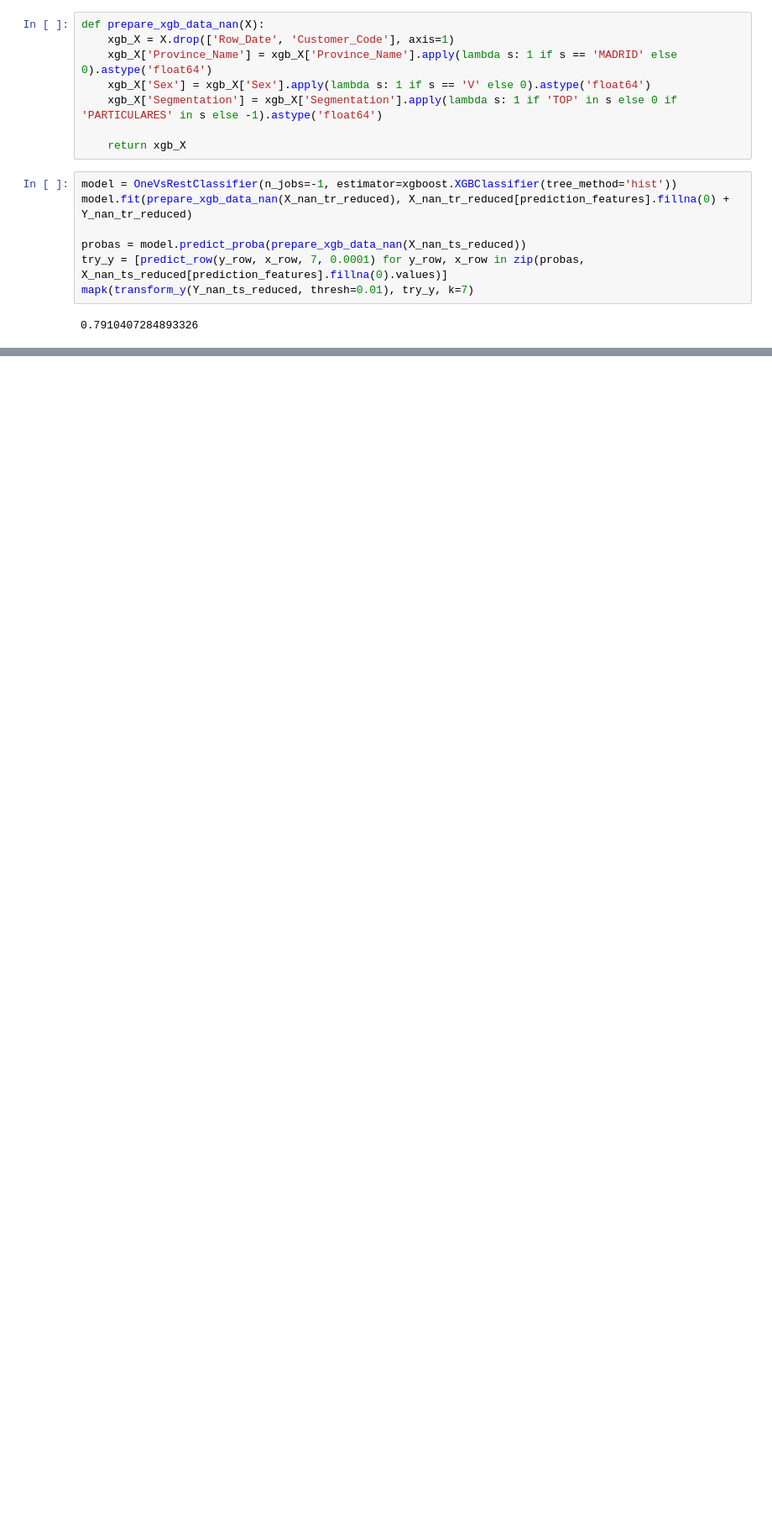
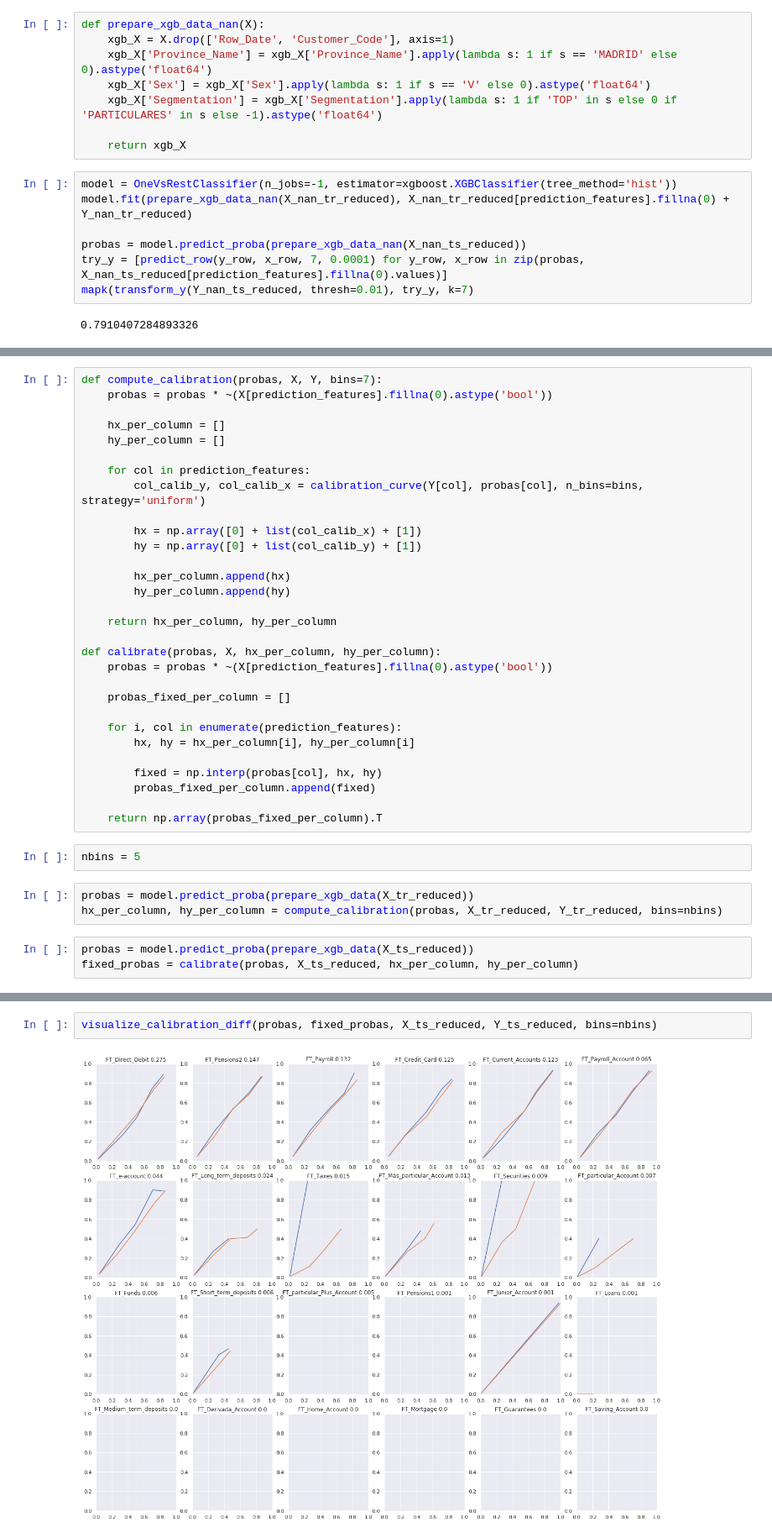
Before and after one commit to user1abcde/kaggle_santander_123, a Jupyter notebook: xgboost_model.ipynb, the cells around one changed output, grey strips where cells are left out. Shown at 84% size. Cells and saved outputs as stored; diff of their text form; blank space fills up the shorter version.

```diff
--- a/xgboost_model.ipynb
+++ b/xgboost_model.ipynb
@@ -303,0 +356,38 @@ mapk(transform_y(Y_nan_ts_reduced, thresh=0.01), try_y, k=7)
+# %%
+def compute_calibration(probas, X, Y, bins=7):
+    probas = probas * ~(X[prediction_features].fillna(0).astype('bool'))
+
+    hx_per_column = []
+    hy_per_column = []
+
+    for col in prediction_features:
+        col_calib_y, col_calib_x = calibration_curve(Y[col], probas[col], n_bins=bins, strategy='uniform')
+
+        hx = np.array([0] + list(col_calib_x) + [1])
+        hy = np.array([0] + list(col_calib_y) + [1])
+
+        hx_per_column.append(hx)
+        hy_per_column.append(hy)
+
+    return hx_per_column, hy_per_column
+
+def calibrate(probas, X, hx_per_column, hy_per_column):
+    probas = probas * ~(X[prediction_features].fillna(0).astype('bool'))
+
+    probas_fixed_per_column = []
+
+    for i, col in enumerate(prediction_features):
+        hx, hy = hx_per_column[i], hy_per_column[i]
+
+        fixed = np.interp(probas[col], hx, hy)
+        probas_fixed_per_column.append(fixed)
+
+    return np.array(probas_fixed_per_column).T
+# %%
+nbins = 5
+# %%
+probas = model.predict_proba(prepare_xgb_data(X_tr_reduced))
+hx_per_column, hy_per_column = compute_calibration(probas, X_tr_reduced, Y_tr_reduced, bins=nbins)
+# %%
+probas = model.predict_proba(prepare_xgb_data(X_ts_reduced))
+fixed_probas = calibrate(probas, X_ts_reduced, hx_per_column, hy_per_column)
@@ -303,0 +399,4 @@ mapk(transform_y(Y_nan_ts_reduced, thresh=0.01), try_y, k=7)
+# %%
+visualize_calibration_diff(probas, fixed_probas, X_ts_reduced, Y_ts_reduced, bins=nbins)
+# %% [output]
+[figure, added]
```
Also changed, not shown: parts of 21 cells of this notebook, 9 other files.
